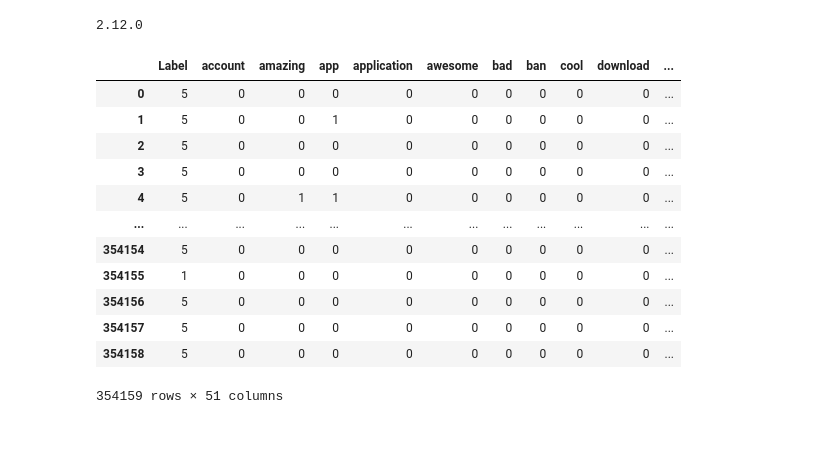
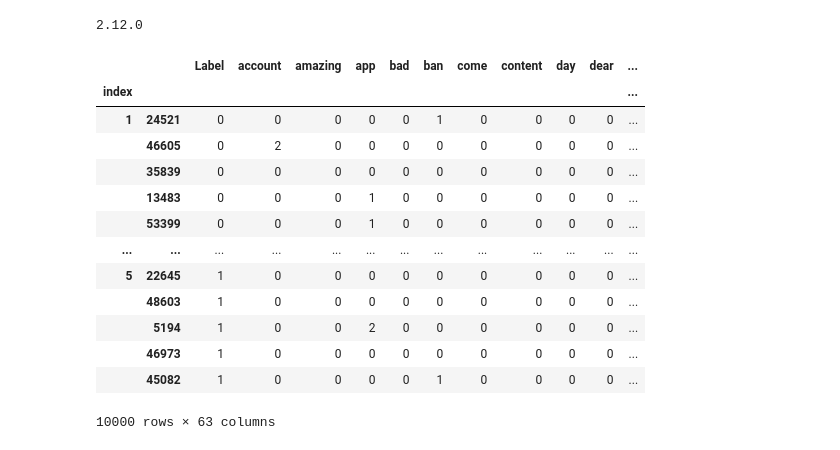
Before and after one commit to XingyuChenTim/project-port, a Jupyter notebook: nn_project.ipynb, the cells around one changed output. Drawn from its saved outputs; the diff is of its cells as text; code cells hidden in the pictures.

```diff
--- a/nn_project.ipynb
+++ b/nn_project.ipynb
@@ -85,26 +89,20 @@ DF_Count.to_csv('df_nn.csv')
-# %%
-filename="df_nn.csv"
-
-df=pd.read_csv(filename)
-df = df.rename(columns={ df.columns[0]: "Label" })
-df_tem = df
-# df_tem = df_tem.drop(['LABEL'], axis = 1)
-df_tem.drop([col for col, val in df_tem.sum().iteritems() if val < 100], axis=1, inplace=True)
-df_tem
-# %% [output]
-|  | Label | account | amazing | app | application | awesome | bad | ban | cool | download | ... |
-| 0 | 5 | 0 | 0 | 0 | 0 | 0 | 0 | 0 | 0 | 0 | ... |
-| 1 | 5 | 0 | 0 | 1 | 0 | 0 | 0 | 0 | 0 | 0 | ... |
-| 2 | 5 | 0 | 0 | 0 | 0 | 0 | 0 | 0 | 0 | 0 | ... |
-| 3 | 5 | 0 | 0 | 0 | 0 | 0 | 0 | 0 | 0 | 0 | ... |
-| 4 | 5 | 0 | 1 | 1 | 0 | 0 | 0 | 0 | 0 | 0 | ... |
-| ... | ... | ... | ... | ... | ... | ... | ... | ... | ... | ... | ... |
-| 354154 | 5 | 0 | 0 | 0 | 0 | 0 | 0 | 0 | 0 | 0 | ... |
-| 354155 | 1 | 0 | 0 | 0 | 0 | 0 | 0 | 0 | 0 | 0 | ... |
-| 354156 | 5 | 0 | 0 | 0 | 0 | 0 | 0 | 0 | 0 | 0 | ... |
-| 354157 | 5 | 0 | 0 | 0 | 0 | 0 | 0 | 0 | 0 | 0 | ... |
-| 354158 | 5 | 0 | 0 | 0 | 0 | 0 | 0 | 0 | 0 | 0 | ... |
-354159 rows × 51 columns
+# %%
+df_downsampled
+# %% [output]
+|  |  | Label | account | amazing | app | bad | ban | come | content | day | dear | ... |
+| index |  |  |  |  |  |  |  |  |  |  |  | ... |
+| 1 | 24521 | 0 | 0 | 0 | 0 | 0 | 1 | 0 | 0 | 0 | 0 | ... |
+|  | 46605 | 0 | 2 | 0 | 0 | 0 | 0 | 0 | 0 | 0 | 0 | ... |
+|  | 35839 | 0 | 0 | 0 | 0 | 0 | 0 | 0 | 0 | 0 | 0 | ... |
+|  | 13483 | 0 | 0 | 0 | 1 | 0 | 0 | 0 | 0 | 0 | 0 | ... |
+|  | 53399 | 0 | 0 | 0 | 1 | 0 | 0 | 0 | 0 | 0 | 0 | ... |
+| ... | ... | ... | ... | ... | ... | ... | ... | ... | ... | ... | ... | ... |
+| 5 | 22645 | 1 | 0 | 0 | 0 | 0 | 0 | 0 | 0 | 0 | 0 | ... |
+|  | 48603 | 1 | 0 | 0 | 0 | 0 | 0 | 0 | 0 | 0 | 0 | ... |
+|  | 5194 | 1 | 0 | 0 | 2 | 0 | 0 | 0 | 0 | 0 | 0 | ... |
+|  | 46973 | 1 | 0 | 0 | 0 | 0 | 0 | 0 | 0 | 0 | 0 | ... |
+|  | 45082 | 1 | 0 | 0 | 0 | 0 | 1 | 0 | 0 | 0 | 0 | ... |
+10000 rows × 63 columns
 # %%
 from sklearn.model_selection import train_test_split
 import random as rd
```
Also changed, not shown: parts of 21 cells of this notebook, 2 other files.
